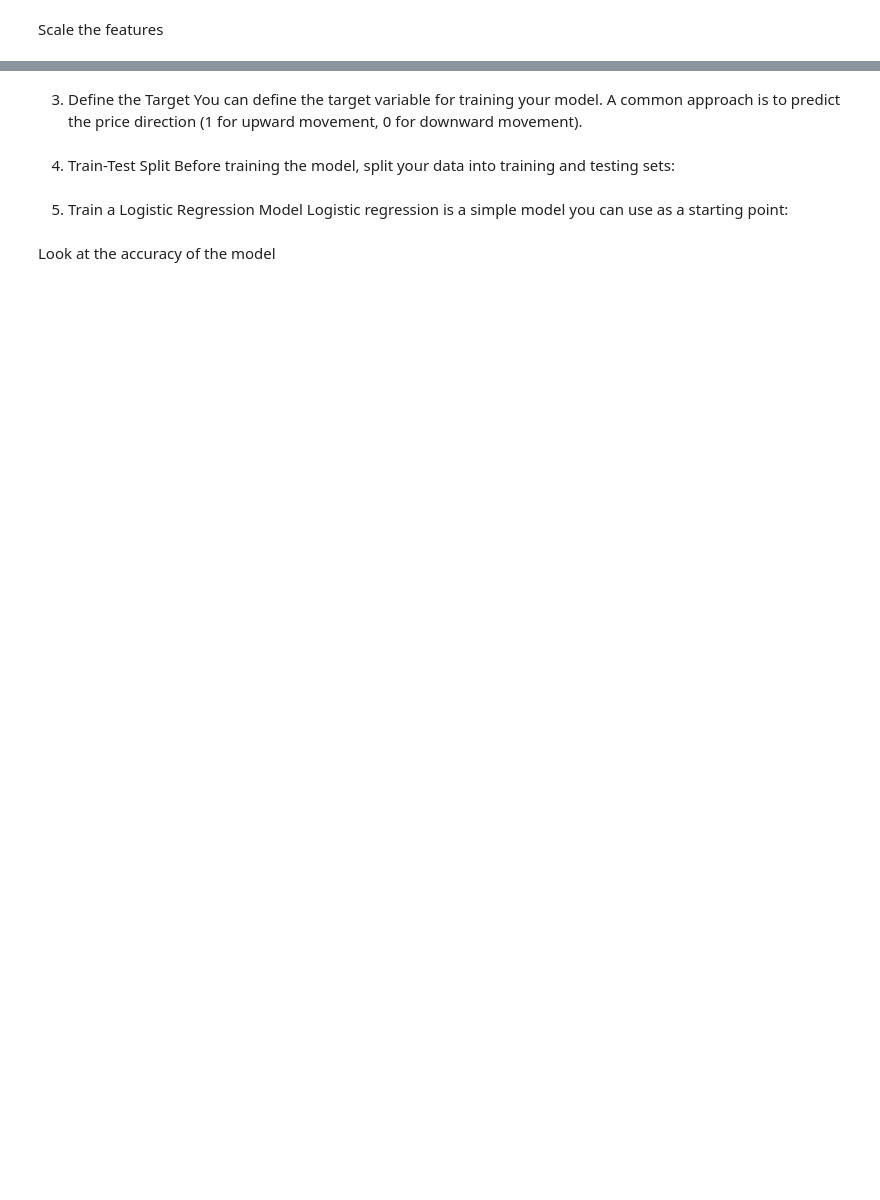
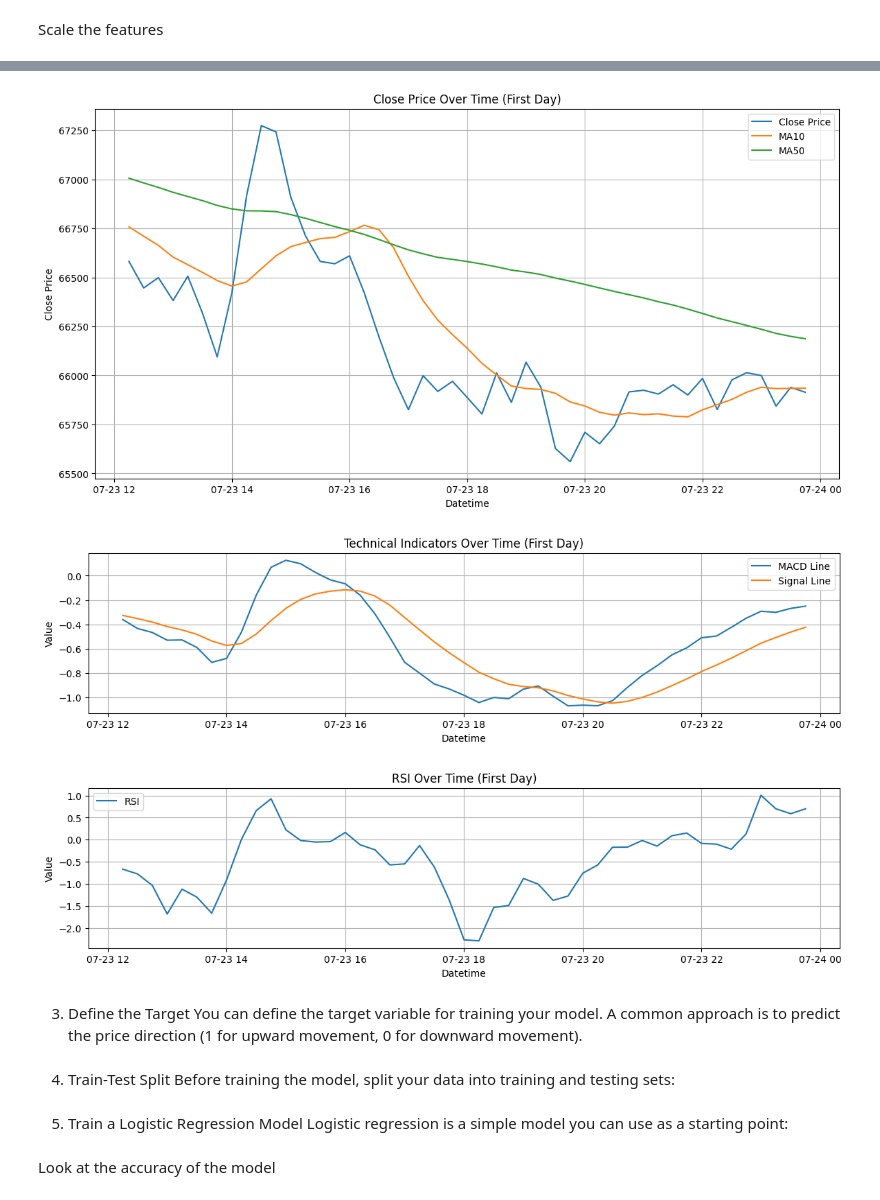
Before and after one commit to fredle/proptrader, a Jupyter notebook: models/algolearn.ipynb, the cells around one changed output, grey strips where cells are left out. Cells and saved outputs as stored; diff of their text form; code cells hidden in the pictures; blank space fills up the shorter version.

```diff
--- a/models/algolearn.ipynb
+++ b/models/algolearn.ipynb
@@ -40,7 +70,7 @@ pd.set_option('display.width', 1000)
 
 data = pd.DataFrame()
 
-file_list = glob.glob('../sampledata/AAPL_15min_intraday_data_2024-??.csv')
+file_list = glob.glob('../sampledata/BTC-USD_1mo_15m_2024_??_intraday.csv')
 
 print(file_list)
 
@@ -163,0 +117,9 @@ plt.show()
+# %%
+from featureengineering import feature_engineering
+from featureengineering import features
+
+
+print(features)
+# Apply the feature engineering function to the data
+data = feature_engineering(data)
+print(data)
@@ -178,3 +175,44 @@ data_scaled[features] = scaler.fit_transform(data[features])
+# %%
+import matplotlib.pyplot as plt
+
+plot_data = data_scaled#.loc[data_scaled.index.date == data_scaled.index[0].date()]
+
+# Plot the 'Close' prices for the first day
+plt.figure(figsize=(14, 7))
+plt.plot(plot_data.index, plot_data['Close'], label='Close Price')
+plt.plot(plot_data.index, plot_data['MA10'], label='MA10')
+plt.plot(plot_data.index, plot_data['MA50'], label='MA50')
+plt.title('Close Price Over Time (First Day)')
+plt.xlabel('Datetime')
+plt.ylabel('Close Price')
+plt.legend()
+plt.grid(True)
+plt.show()
+
+# Plot the technical indicators for the first day
+plt.figure(figsize=(14, 3))
+plt.plot(plot_data.index, plot_data['MACD_Line'], label='MACD Line')
+plt.plot(plot_data.index, plot_data['Signal_Line'], label='Signal Line')
+plt.title('Technical Indicators Over Time (First Day)')
+plt.xlabel('Datetime')
+plt.ylabel('Value')
+plt.legend()
+plt.grid(True)
+plt.show()
+
+# Plot the RSI for the first day
+plt.figure(figsize=(14, 3))
+plt.plot(plot_data.index, plot_data['RSI'], label='RSI')
+plt.title('RSI Over Time (First Day)')
+plt.xlabel('Datetime')
+plt.ylabel('Value')
+plt.legend()
+plt.grid(True)
+plt.show()
+# %% [output]
+[figure, added]
+[figure, added]
+[figure, added]
 # %% [markdown]
 3. Define the Target
 You can define the target variable for training your model. A common approach is to predict the price direction (1 for upward movement, 0 for downward movement).
```
Also changed, not shown: parts of 11 cells of this notebook, 22 other files.
